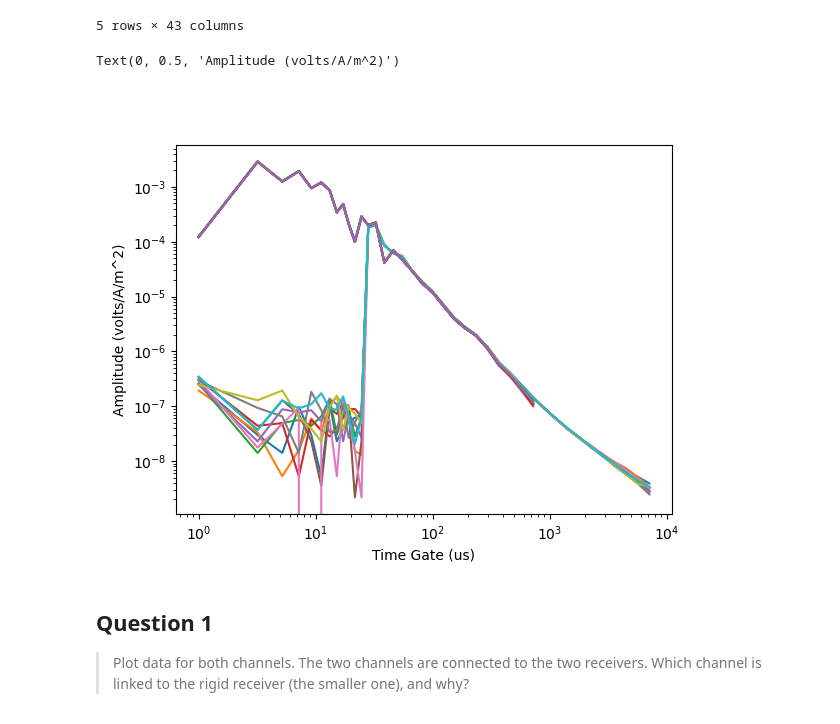
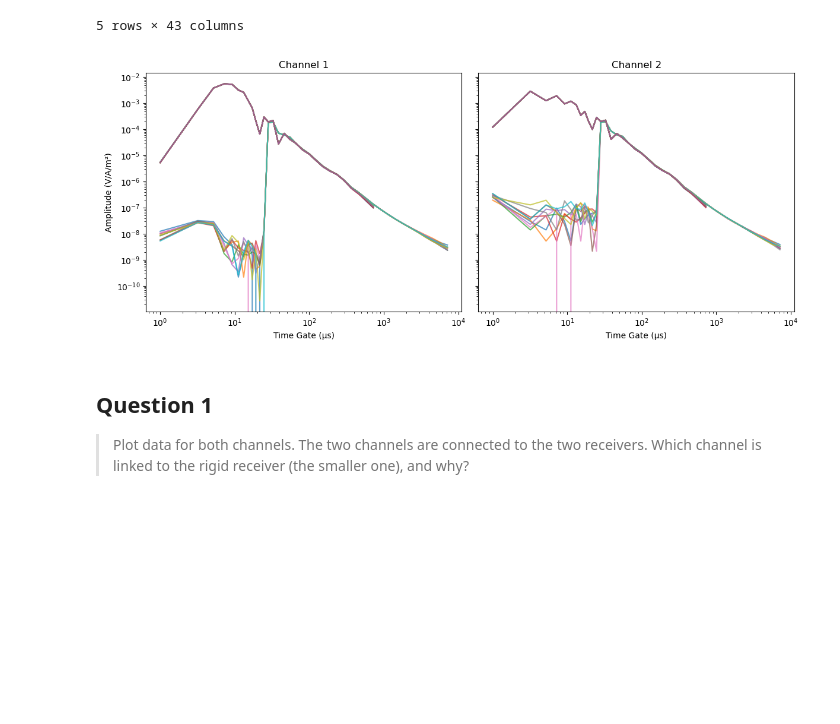
Before and after one commit to lillian-hanson/gpgn-318-328-notebooks, a Jupyter notebook: Labs/em/lab01/TDEM Inversion.ipynb, the cells around one changed output. Drawn from its saved outputs; the diff is of its cells as text; code cells hidden in the pictures; blank space fills up the shorter version.

```diff
--- a/Labs/em/lab01/TDEM Inversion.ipynb
+++ b/Labs/em/lab01/TDEM Inversion.ipynb
@@ -30,28 +30,34 @@ df.head()
 | 4 | 1 | 0 | -1.029610e-08 | -2.914286e-08 | -2.685714e-08 | -4.307792e-09 | 6.593506e-10 | -3.516883e-10 | -7.032468e-09 | -3.736364e-09 | ... | ... |
 5 rows × 43 columns
 # %%
-# example of extracting data for channel 1
 time_gates = df.columns[2:].astype(float).values
+fig, ax = plt.subplots(1,2, figsize = (12,5), sharey=True)
+
+# channel 1 plot data
+chan = 0
+
+for moment, color in [(1, 'C0'), (2, 'C1')]:
+    data = df[(df['Channel'] == chan) & (df['Moment'] == moment)].iloc[:, 2:].values
+    for i in range(data.shape[0]):
+        ax[0].loglog(time_gates, np.abs(data[i, :]), alpha=0.7)
+ax[0].set_title('Channel 1')
+ax[0].set_xlabel('Time Gate (μs)')
+ax[0].set_ylabel('Amplitude (V/A/m²)')
+
+# channel 2 plot data
 chan = 1
-moment = 1
-data_ch1_M1 = df[(df['Channel'] == chan) & (df['Moment'] == moment)].iloc[:, 2:].values
 
-chan = 1
-moment = 2
-data_ch1_M2 = df[(df['Channel'] == chan) & (df['Moment'] == moment)].iloc[:, 2:].values
+for moment, color in [(1, 'C0'), (2, 'C1')]:
+    data = df[(df['Channel'] == chan) & (df['Moment'] == moment)].iloc[:, 2:].values
+    for i in range(data.shape[0]):
+        ax[1].loglog(time_gates, np.abs(data[i, :]), alpha=0.7)
+ax[1].set_title('Channel 2')
+ax[1].set_xlabel('Time Gate (μs)')
 
-plt.figure()
-for i in range(0, data_ch1_M1.shape[0]):
-    plt.loglog(time_gates, np.abs(data_ch1_M1[i, :]))
-
-for i in range(0, data_ch1_M2.shape[0]):
-    plt.loglog(time_gates, np.abs(data_ch1_M2[i, :]))
-
-plt.xlabel('Time Gate (us)')
-plt.ylabel('Amplitude (volts/A/m^2)')
+plt.tight_layout()
+plt.show()
 # %% [output]
-Text(0, 0.5, 'Amplitude (volts/A/m^2)')
-[figure, old version]
+[figure, new version]
 # %% [markdown]
 ## Question 1
 
```
Also changed, not shown: parts of 2 cells of this notebook.
